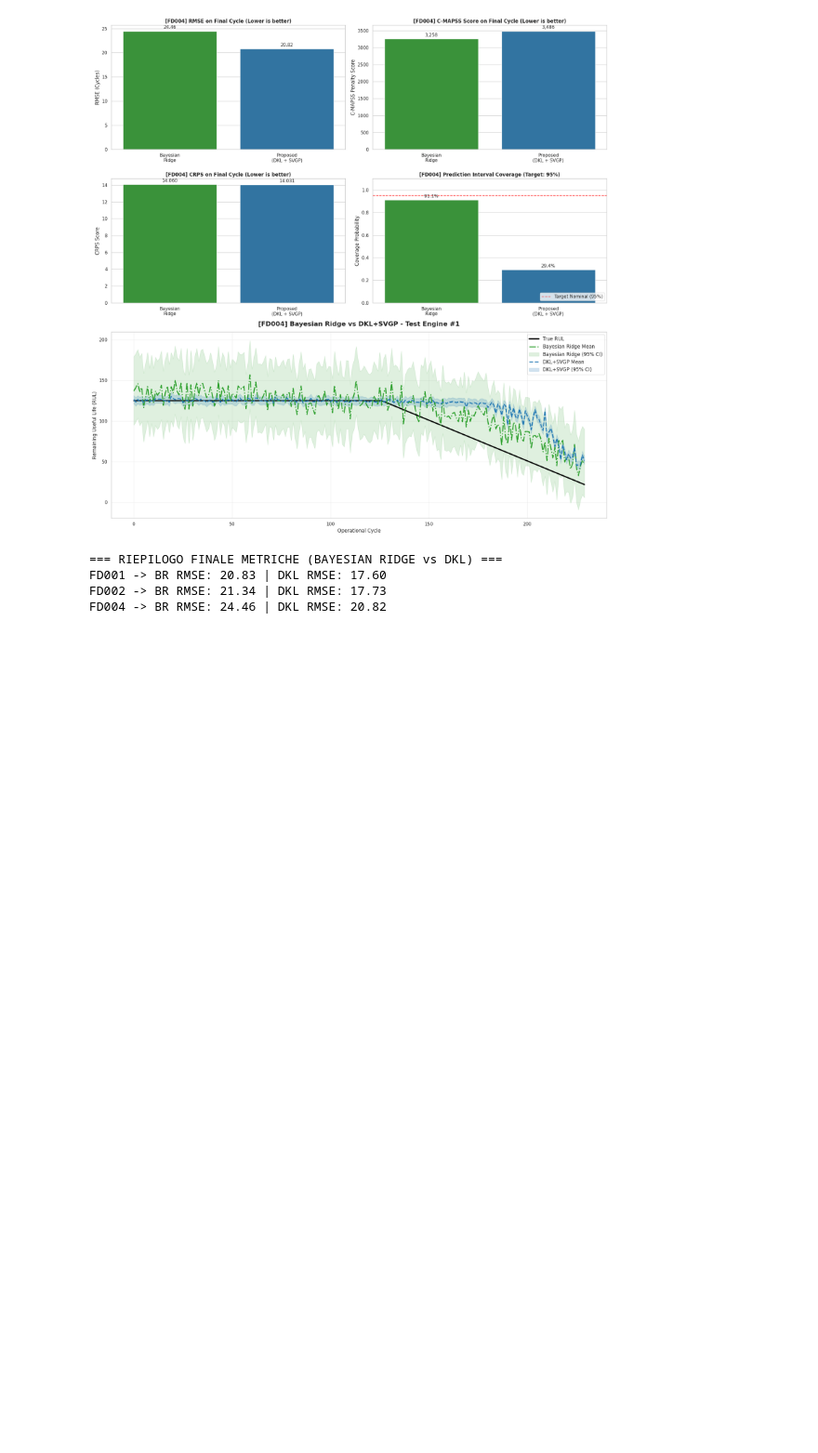
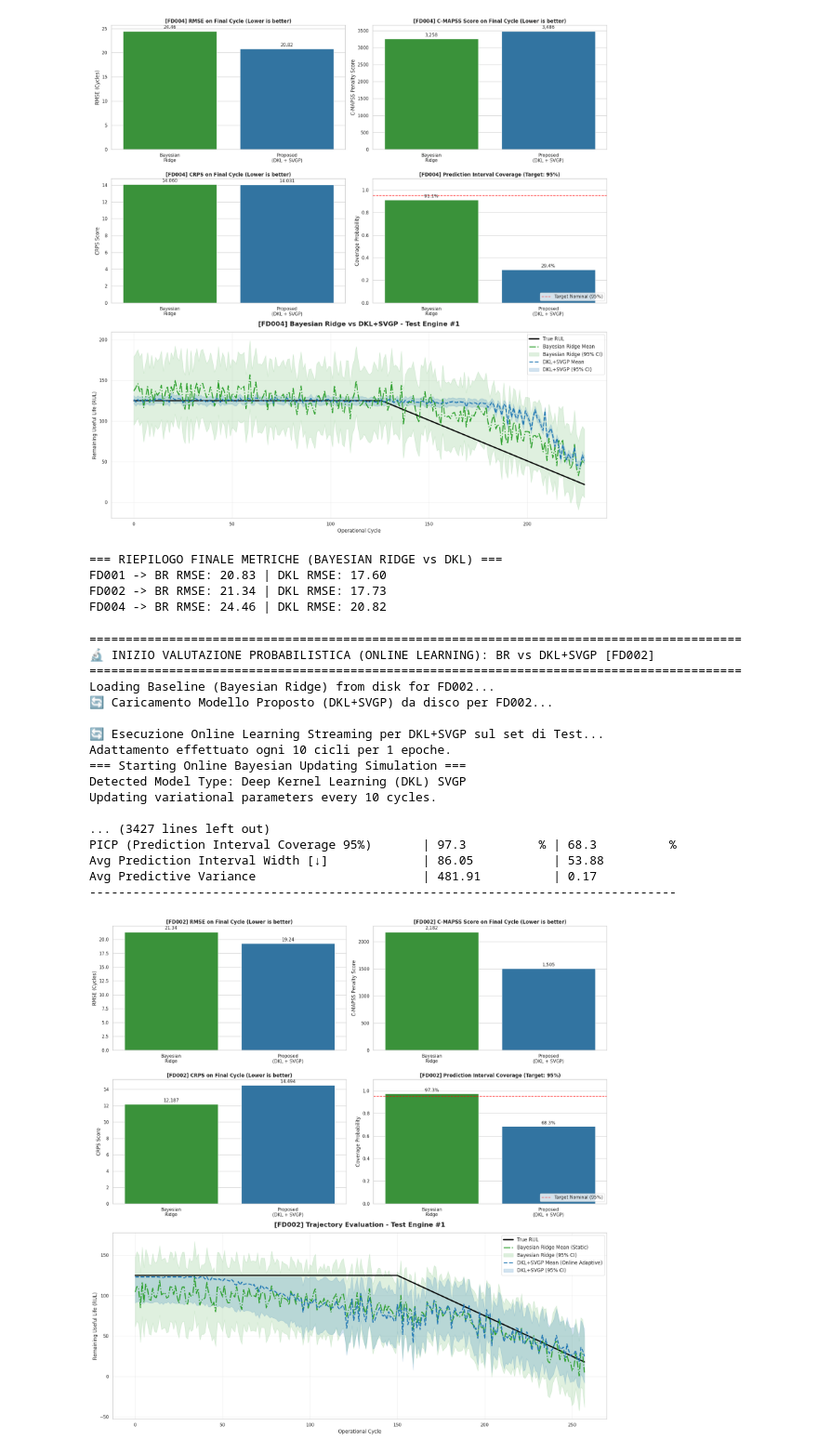
Before and after one commit to weronpas/PML_Final_Project, a Jupyter notebook: notebooks/03_model_comparison.ipynb, the cells around one changed output. Shown at 93% size. Cells and saved outputs as stored; diff of their text form; code cells hidden in the pictures; blank space fills up the shorter version.

```diff
--- a/notebooks/03_model_comparison.ipynb
+++ b/notebooks/03_model_comparison.ipynb
@@ -676,0 +985,24 @@ FD004 -> BR RMSE: 24.46 | DKL RMSE: 20.82
+# %%
+results_online = {}
+
+# Test FD002
+results_online['FD002'] = compare_br_vs_dkl_dataset('FD002')
+# %% [output]
+==========================================================================================
+🔬 INIZIO VALUTAZIONE PROBABILISTICA (ONLINE LEARNING): BR vs DKL+SVGP [FD002]
+==========================================================================================
+Loading Baseline (Bayesian Ridge) from disk for FD002...
+🔄 Caricamento Modello Proposto (DKL+SVGP) da disco per FD002...
+
+🔄 Esecuzione Online Learning Streaming per DKL+SVGP sul set di Test...
+Adattamento effettuato ogni 10 cicli per 1 epoche.
+=== Starting Online Bayesian Updating Simulation ===
+Detected Model Type: Deep Kernel Learning (DKL) SVGP
+Updating variational parameters every 10 cycles.
+
+... (3427 lines left out)
+PICP (Prediction Interval Coverage 95%)       | 97.3          % | 68.3          %
+Avg Prediction Interval Width [↓]             | 86.05           | 53.88
+Avg Predictive Variance                       | 481.91          | 0.17
+---------------------------------------------------------------------------------
+[figure, added]
```
Also changed, not shown: parts of 4 cells of this notebook, 9 other files.
